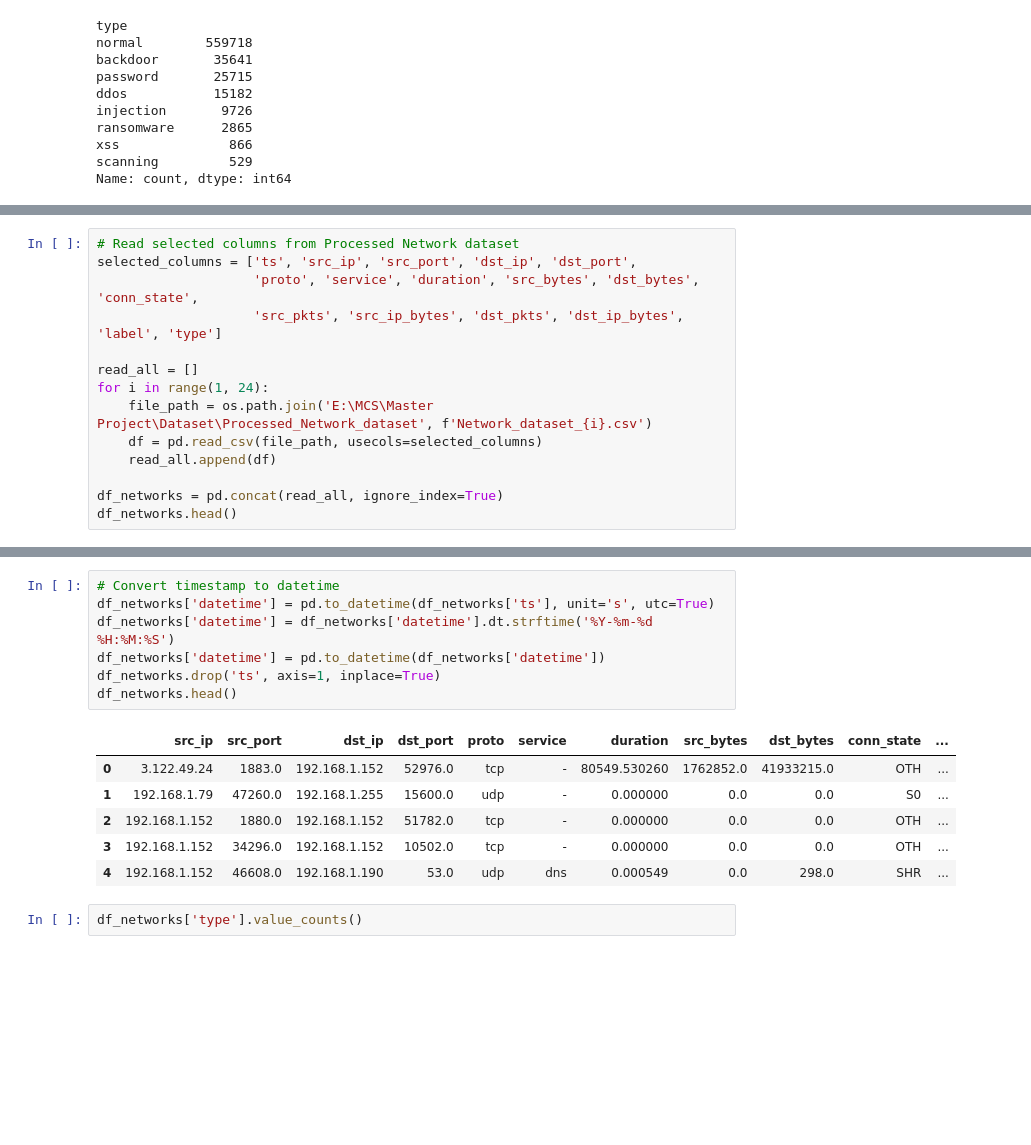
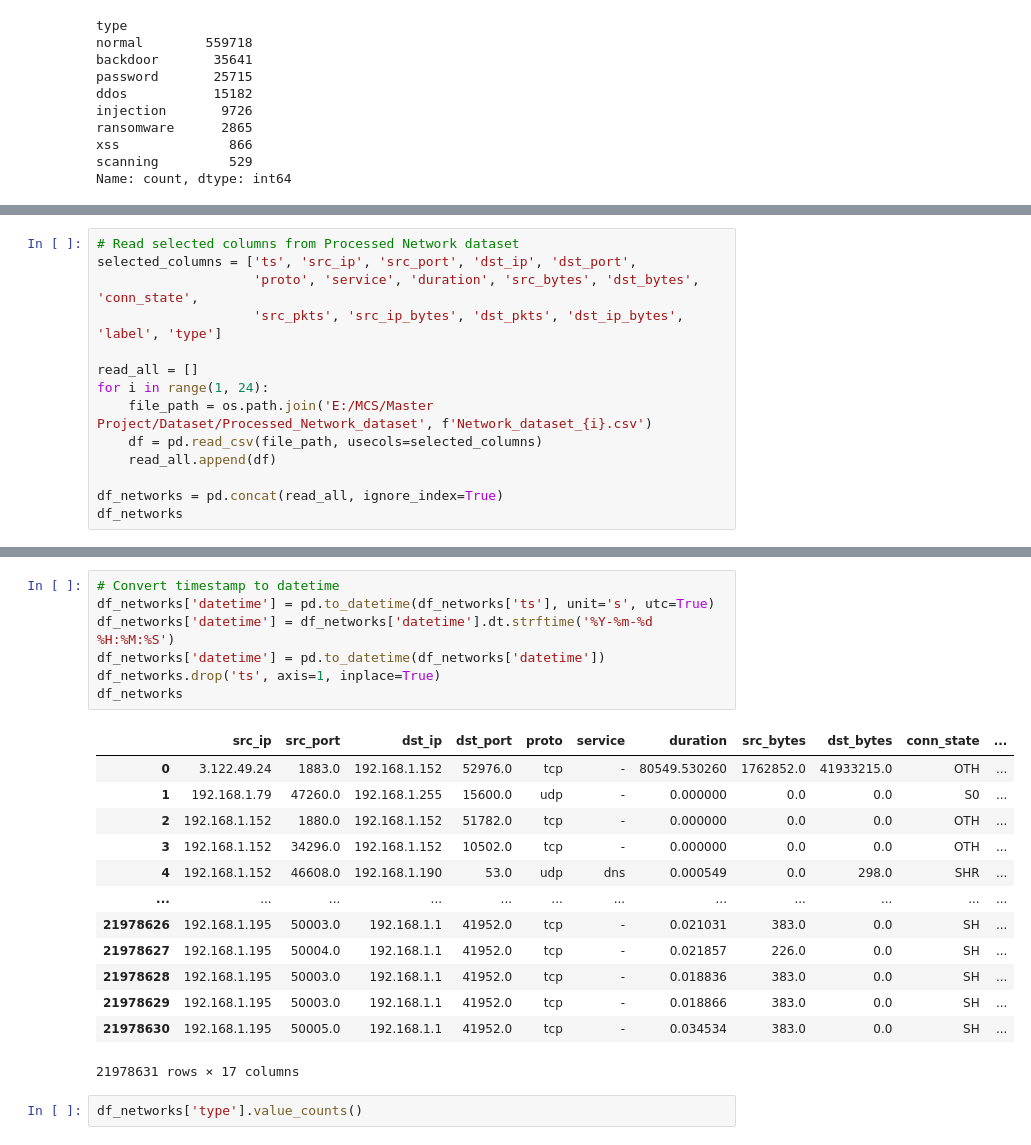
Before and after one commit to Hongwei-Z/SC-MLIDS, a Jupyter notebook: datasets/Preprocessing.ipynb, the cells around one changed output, grey strips where cells are left out. Drawn from its saved outputs; the diff is of its cells as text; blank space fills up the shorter version.

```diff
--- a/datasets/Preprocessing.ipynb
+++ b/datasets/Preprocessing.ipynb
@@ -66,12 +98,12 @@ selected_columns = ['ts', 'src_ip', 'src_port', 'dst_ip', 'dst_port',
 
 read_all = []
 for i in range(1, 24):
-    file_path = os.path.join('E:\MCS\Master Project\Dataset\Processed_Network_dataset', f'Network_dataset_{i}.csv')
+    file_path = os.path.join('E:/MCS/Master Project/Dataset/Processed_Network_dataset', f'Network_dataset_{i}.csv')
     df = pd.read_csv(file_path, usecols=selected_columns)
     read_all.append(df)
 
 df_networks = pd.concat(read_all, ignore_index=True)
-df_networks.head()
+df_networks
 # %% [output]
 |  | ts | src_ip | src_port | dst_ip | dst_port | proto | service | duration | src_bytes | dst_bytes | ... |
 | 0 | 1554198358 | 3.122.49.24 | 1883.0 | 192.168.1.152 | 52976.0 | tcp | - | 80549.530260 | 1762852.0 | 41933215.0 | ... |
@@ -82,17 +121,24 @@ df_networks.head()
 # %%
 # Convert timestamp to datetime
 df_networks['datetime'] = pd.to_datetime(df_networks['ts'], unit='s', utc=True)
 df_networks['datetime'] = df_networks['datetime'].dt.strftime('%Y-%m-%d %H:%M:%S')
 df_networks['datetime'] = pd.to_datetime(df_networks['datetime'])
 df_networks.drop('ts', axis=1, inplace=True)
-df_networks.head()
+df_networks
 # %% [output]
 |  | src_ip | src_port | dst_ip | dst_port | proto | service | duration | src_bytes | dst_bytes | conn_state | ... |
 | 0 | 3.122.49.24 | 1883.0 | 192.168.1.152 | 52976.0 | tcp | - | 80549.530260 | 1762852.0 | 41933215.0 | OTH | ... |
 | 1 | 192.168.1.79 | 47260.0 | 192.168.1.255 | 15600.0 | udp | - | 0.000000 | 0.0 | 0.0 | S0 | ... |
 | 2 | 192.168.1.152 | 1880.0 | 192.168.1.152 | 51782.0 | tcp | - | 0.000000 | 0.0 | 0.0 | OTH | ... |
 | 3 | 192.168.1.152 | 34296.0 | 192.168.1.152 | 10502.0 | tcp | - | 0.000000 | 0.0 | 0.0 | OTH | ... |
 | 4 | 192.168.1.152 | 46608.0 | 192.168.1.190 | 53.0 | udp | dns | 0.000549 | 0.0 | 298.0 | SHR | ... |
+| ... | ... | ... | ... | ... | ... | ... | ... | ... | ... | ... | ... |
+| 21978626 | 192.168.1.195 | 50003.0 | 192.168.1.1 | 41952.0 | tcp | - | 0.021031 | 383.0 | 0.0 | SH | ... |
+| 21978627 | 192.168.1.195 | 50004.0 | 192.168.1.1 | 41952.0 | tcp | - | 0.021857 | 226.0 | 0.0 | SH | ... |
+| 21978628 | 192.168.1.195 | 50003.0 | 192.168.1.1 | 41952.0 | tcp | - | 0.018836 | 383.0 | 0.0 | SH | ... |
+| 21978629 | 192.168.1.195 | 50003.0 | 192.168.1.1 | 41952.0 | tcp | - | 0.018866 | 383.0 | 0.0 | SH | ... |
+| 21978630 | 192.168.1.195 | 50005.0 | 192.168.1.1 | 41952.0 | tcp | - | 0.034534 | 383.0 | 0.0 | SH | ... |
+21978631 rows × 17 columns
 # %%
 df_networks['type'].value_counts()
 # %% [output]
```
Also changed, not shown: parts of 23 cells of this notebook, 2 other files.
